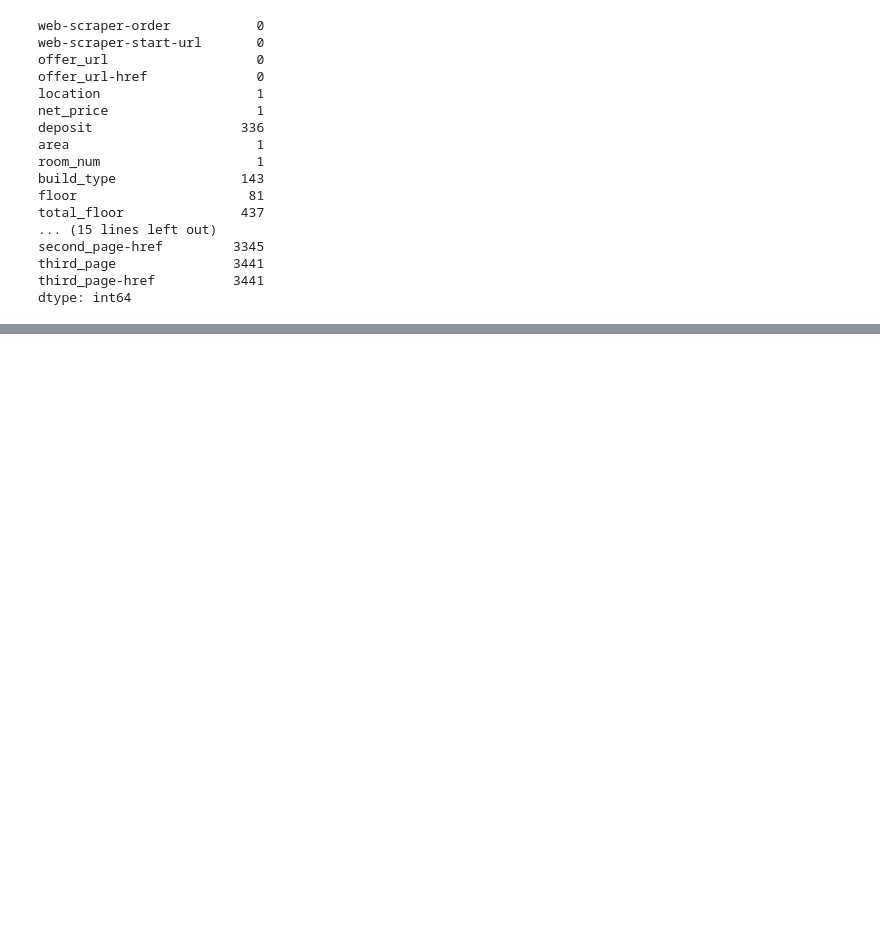
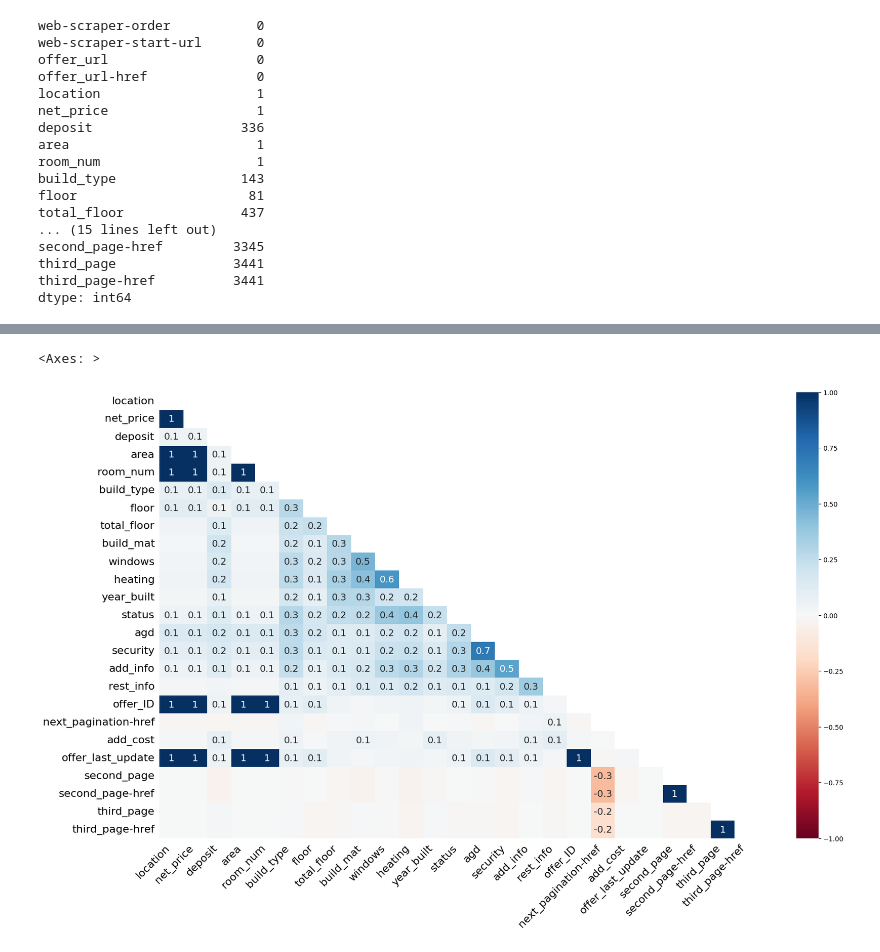
Before and after one commit to filki/Kaggle_Warsaw_rent_prices, a Jupyter notebook: starter.ipynb, the cells around one changed output, grey strips where cells are left out. Cells and saved outputs as stored; diff of their text form; code cells hidden in the pictures; blank space fills up the shorter version.

```diff
--- a/starter.ipynb
+++ b/starter.ipynb
@@ -52,0 +64,5 @@ dtype: int64
+# %%
+msno.heatmap(df)
+# %% [output]
+<Axes: >
+[figure, added]
```
Also changed, not shown: parts of 4 cells of this notebook.
